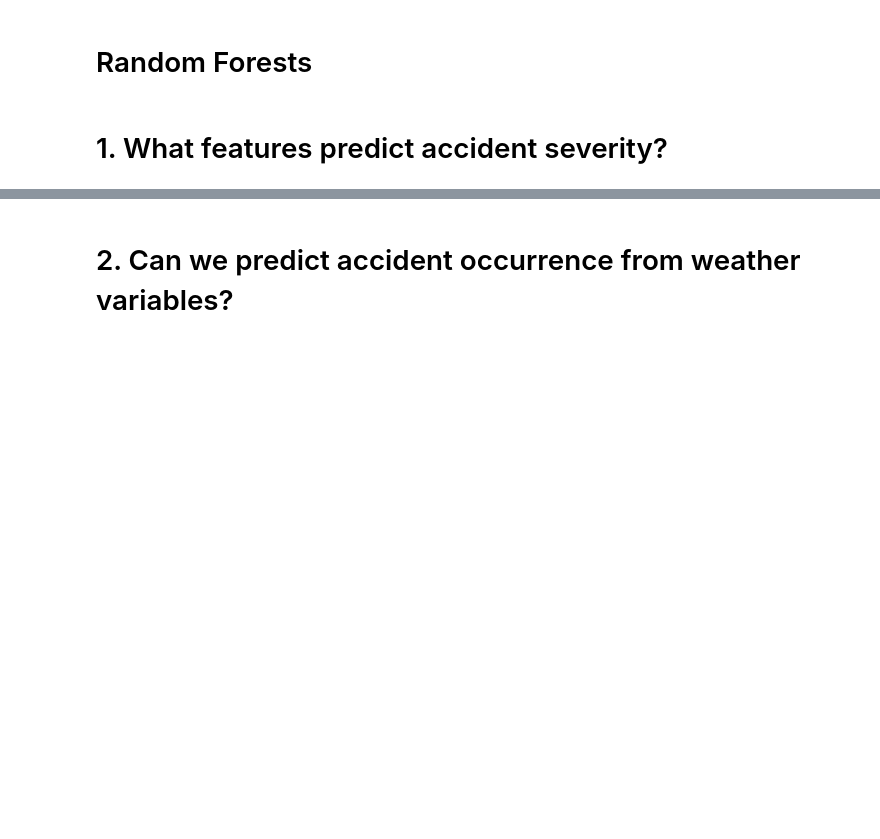
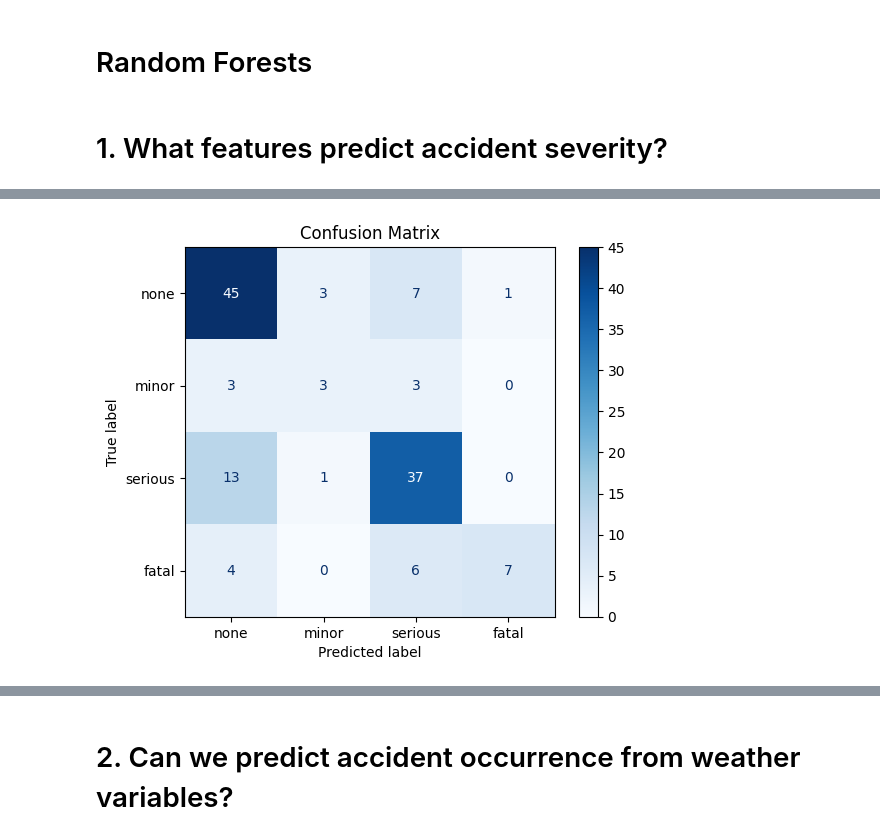
Before and after one commit to Alan-Grech295/ics5110-news-analysis, a Jupyter notebook: 3a_random_forests_alan_grech.ipynb, the cells around one changed output, grey strips where cells are left out. Cells and saved outputs as stored; diff of their text form; code cells hidden in the pictures; blank space fills up the shorter version.

```diff
--- a/3a_random_forests_alan_grech.ipynb
+++ b/3a_random_forests_alan_grech.ipynb
@@ -89,7 +141,7 @@ rf = RandomForestClassifier(
     n_estimators=1000,
     max_depth=None,
     class_weight="balanced",
-    random_state=42
+    random_state=42,
 )
 
 pipeline = Pipeline([
@@ -107,7 +159,9 @@ y = severity_encoder.fit_transform(target.values.reshape(-1, 1)).ravel()
 
 x_train, x_test, y_train, y_test = train_test_split(vals, y, test_size=0.2, stratify=y, random_state=42)
 # %%
-pipeline.fit(x_train, y_train)
+best_pipeline = get_best_classifier(pipeline, x_train, y_train)
 
-y_pred = pipeline.predict(x_test)
+best_pipeline.fit(x_train, y_train)
+
+y_pred = best_pipeline.predict(x_test)
 print(classification_report(y_test, y_pred, target_names=["none", "minor", "serious", "fatal"]))
@@ -114,11 +182,13 @@ print(classification_report(y_test, y_pred, target_names=["none", "minor", "seri
 # %%
 ConfusionMatrixDisplay.from_estimator(
-    pipeline,
+    best_pipeline,
     x_test,
     y_test,
     display_labels=["none", "minor", "serious", "fatal"],
     cmap="Blues",
 )
 plt.title("Confusion Matrix")
 plt.show()
+# %% [output]
+[figure, added]
 # %%
```
Also changed, not shown: parts of 10 cells of this notebook.
